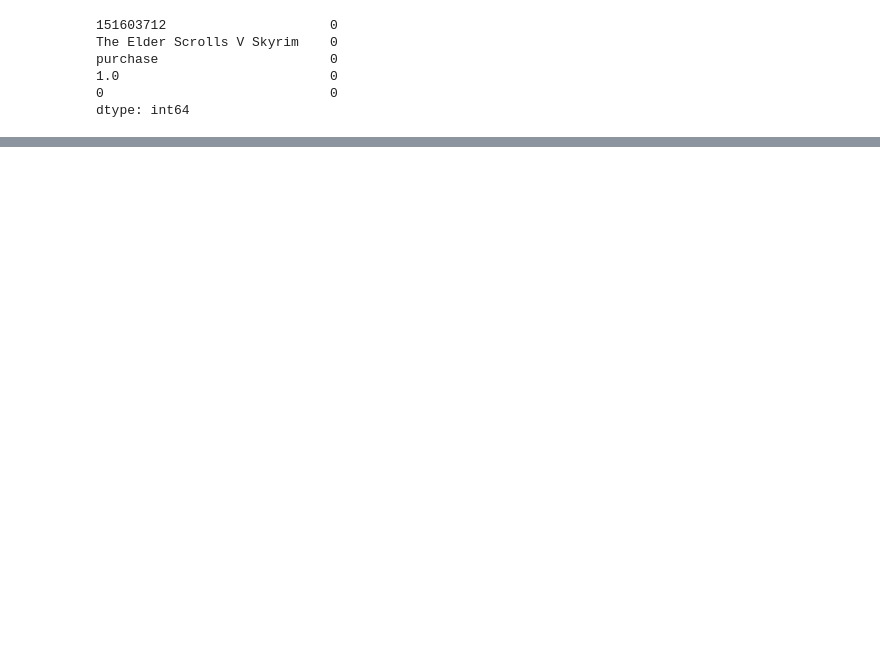
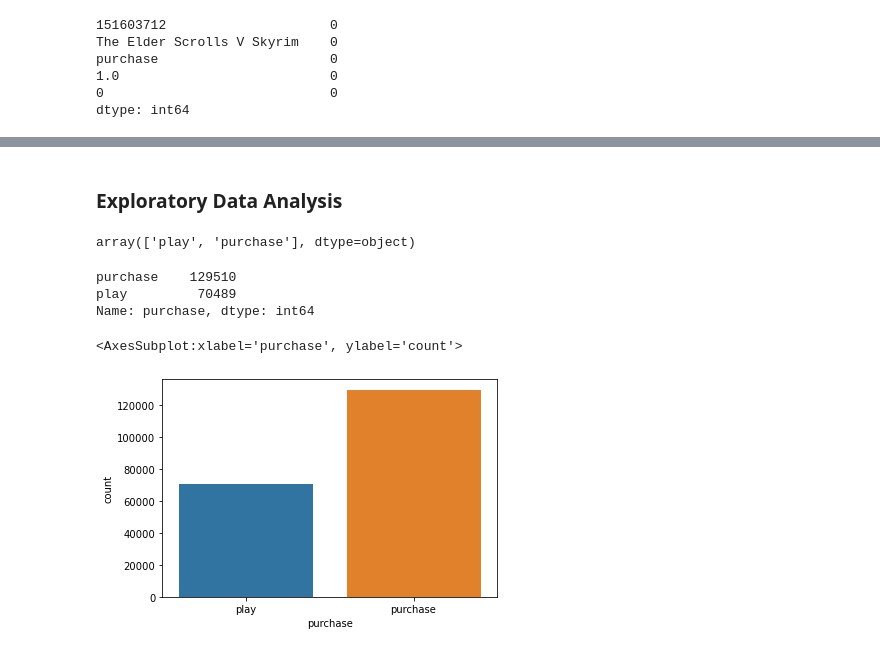
Before and after one commit to abideen-olawuwo/stem-game, a Jupyter notebook: steam.ipynb, the cells around one changed output, grey strips where cells are left out. Drawn from its saved outputs; the diff is of its cells as text; code cells hidden in the pictures; blank space fills up the shorter version.

```diff
--- a/steam.ipynb
+++ b/steam.ipynb
@@ -86,0 +81,17 @@ df_train['purchase'].value_counts().plot(kind='pie',autopct='%1.1f%%')
+# %% [markdown]
+### Exploratory Data Analysis
+# %%
+df['purchase'].unique()
+# %% [output]
+array(['play', 'purchase'], dtype=object)
+# %%
+df['purchase'].value_counts()
+# %% [output]
+purchase    129510
+play         70489
+Name: purchase, dtype: int64
+# %%
+sns.countplot(x="purchase", data=df)
+# %% [output]
+<AxesSubplot:xlabel='purchase', ylabel='count'>
+[figure, added]
```
Also changed, not shown: parts of 14 cells of this notebook.
